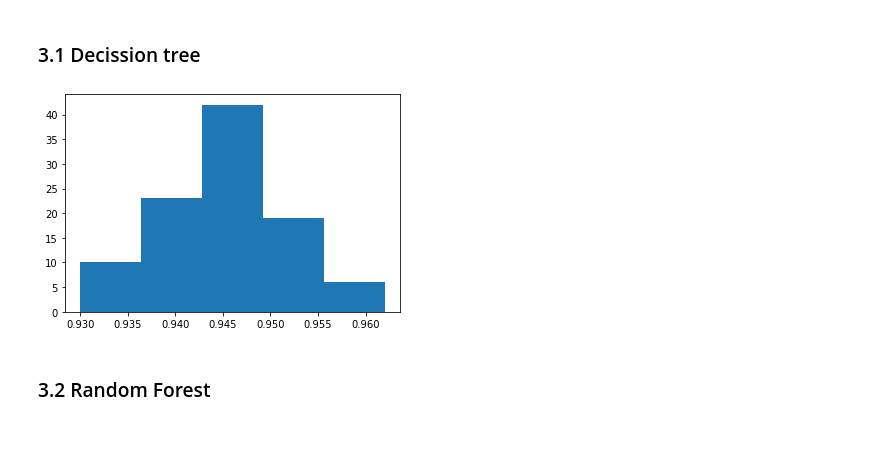
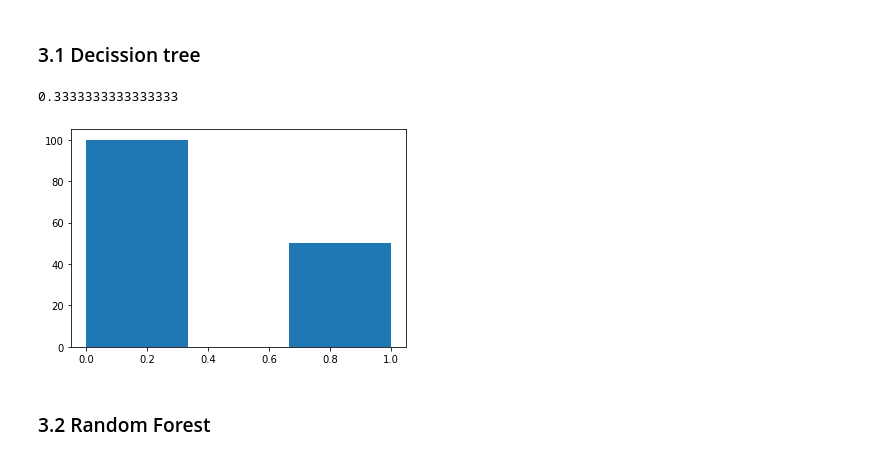
Before and after one commit to janvandenschilden/practiceML, a Jupyter notebook: 2022-02-24_statistically-compare-models/2022-02-24_statistically-compare-models.ipynb, the cells around one changed output. Drawn from its saved outputs; the diff is of its cells as text; code cells hidden in the pictures.

Commit message:
Finished 2022-02-24_statistically-compare-models

```diff
--- a/2022-02-24_statistically-compare-models/2022-02-24_statistically-compare-models.ipynb
+++ b/2022-02-24_statistically-compare-models/2022-02-24_statistically-compare-models.ipynb
@@ -59,20 +54,22 @@ TEST_SIZE=0.33
 # %%
 import numpy as np
 import matplotlib.pyplot as plt
-from tqdm import tqdm
-from sklearn.model_selection import ShuffleSplit
+
+from sklearn.tree import DecisionTreeClassifier
+from sklearn.model_selection import LeaveOneOut
 from sklearn.model_selection import cross_val_score
 
-modelTreeResults=[]
-for i in tqdm(range(N)):
-    modelTree = DecisionTreeClassifier(random_state=i)
-    ssplit=ShuffleSplit(n_splits=N_SPLITS,test_size=TEST_SIZE, random_state=i)
-    modelTreeResults.append(np.mean(cross_val_score(modelTree,X,y,cv=ssplit)))
+modelTree = DecisionTreeClassifier(random_state=1, max_depth=1) #Make on purpose bad model to have significant test
+#modelTree = DecisionTreeClassifier(random_state=1, max_depth=1)
+loocv=LeaveOneOut()
+modelTreeResults=cross_val_score(modelTree,X,y,cv=loocv)
 
-plt.hist(modelTreeResults,bins=5)
+print(np.mean(modelTreeResults))
+plt.hist(modelTreeResults,bins=3)
 plt.show()
 # %% [output]
+0.3333333333333333
-[figure, old version]
+[figure, new version]
 # %% [markdown]
 ### 3.2 Random Forest
 # %%
```
Also changed, not shown: parts of 72 cells of this notebook, 2 other files.
